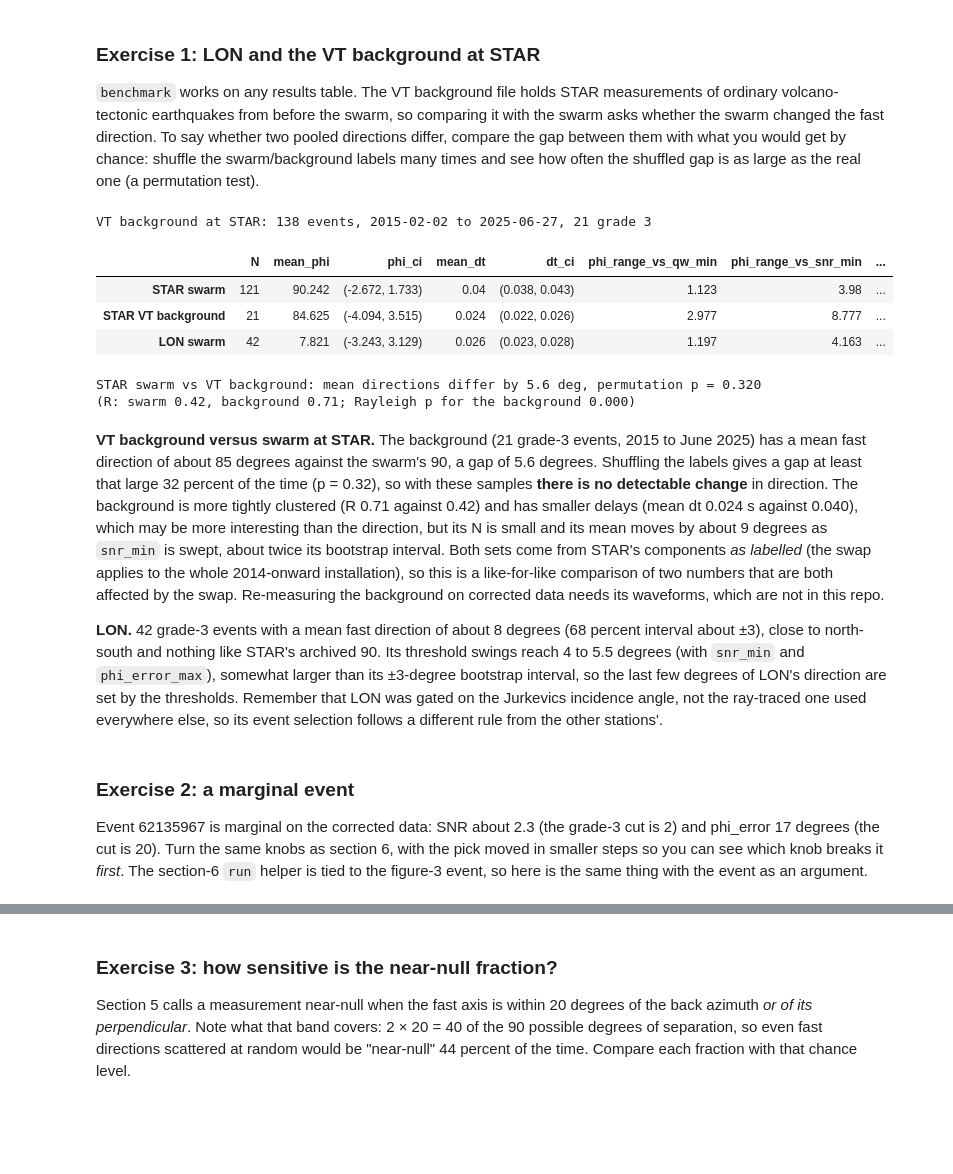
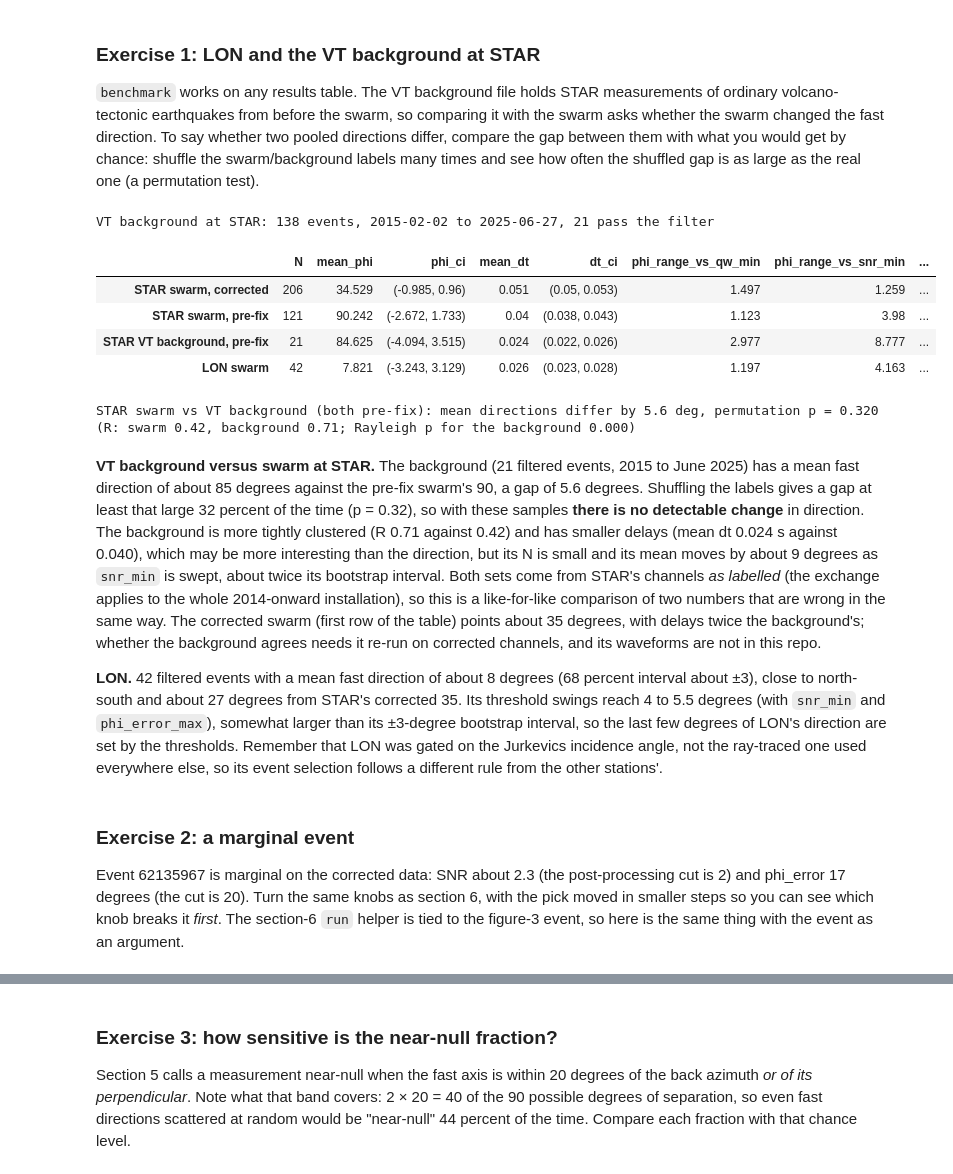
Before and after one commit to mhemmett/rainier-sws-tutorials, a Jupyter notebook: notebooks/07_uncertainty_and_thresholds.ipynb, the cells around one changed output, grey strips where cells are left out. Saved outputs shown, nothing was run; the diff lists cells and outputs as text; code cells hidden in the pictures; blank space fills up the shorter version.

```diff
--- a/notebooks/07_uncertainty_and_thresholds.ipynb
+++ b/notebooks/07_uncertainty_and_thresholds.ipynb
@@ -143,7 +145,7 @@ What to look for: N changes a lot (the cuts are doing their job), but does **mea
 The pre-gates decide which events are *attempted*. The incidence gate removed almost everything at five stations. We cannot re-measure rejected events here (that needs the full re-run), but we can ask two cheaper questions with the stored angles: how many events each cutoff would admit, and for the events that were measured, does the mean phi depend on how steeply they arrived?
 # %%
 ALL = ["STAR", "RCM", "MILD", "LON", "PANH", "OBSR", "PARA", "RER", "COPP"]
-allres = {s: pd.read_csv(paths.station_results_csv(s)) for s in ALL}
+allres = {s: pd.read_csv(paths.station_results_csv(s, oriented=(s == "STAR"))) for s in ALL}
 cutoffs = [30, 35, 40, 45, 50, 55, 60, 70]
 admit = pd.DataFrame({s: [int((r.incidence_angle <= c).sum()) for c in cutoffs] for s, r in allres.items()}, index=cutoffs)
 admit.index.name = "incidence cutoff (deg)"
@@ -169,9 +171,9 @@ Text(0.5, 1.0, 'How many events each station would attempt versus the incidence
 For PANH, PARA, RER and COPP the curve stays at zero until far past 45 degrees: the geometry really is outside the shear-wave window under this velocity model. OBSR and MILD are borderline. LON looks like the worst case in the table (nothing until 70 degrees), but it is the exception: the pipeline gated LON on the data-derived Jurkevics angle, not on these stored ray-traced angles, which is why LON has measurements at all (notebook 06, exercise 2). Relaxing the cutoff is *not* a free lunch: beyond about 45 degrees the free-surface reflection distorts S-wave particle motion and the measurement loses its meaning (Crampin & Peacock, 2008). The right benchmark is therefore not "how many events can we admit" but "at what angle do the measurements become unreliable", which is a synthetic or a near-station versus far-station comparison. Write that down as a project idea.
 # %%
 # Among measured STAR events, does phi depend on incidence angle? (bins of ray-traced angle)
-g3 = quality.grade3(allres["STAR"]).copy()
-g3["inc_bin"] = pd.cut(g3.incidence_angle, [0, 20, 30, 40, 45])
-tab = g3.groupby("inc_bin", observed=True).agg(N=("phi", "size"), mean_phi=("phi", lambda p: stats.axial_mean(p)[0]),
+kept = quality.post_filtered(allres["STAR"]).copy()
+kept["inc_bin"] = pd.cut(kept.incidence_angle, [0, 20, 30, 40, 45])
+tab = kept.groupby("inc_bin", observed=True).agg(N=("phi", "size"), mean_phi=("phi", lambda p: stats.axial_mean(p)[0]),
                                                R=("phi", lambda p: stats.axial_mean(p)[1]), mean_dt=("dt", "mean")).round(2)
 tab
 # %% [output]
@@ -190,12 +192,12 @@ Flag grade-3 events whose fast axis is within 20 degrees of the back azimuth or
 # %%
 rows = []
 for s in STATIONS:
-    g3 = quality.grade3(res[s]).copy()
-    d = stats.axial_diff(g3.phi, g3.back_azimuth)
-    g3["near_null"] = (d <= 20) | (d >= 70)
-    keep = g3[~g3.near_null]
-    m_all, R_all = stats.axial_mean(g3.phi); m_keep, R_keep = stats.axial_mean(keep.phi) if len(keep) >= 5 else (np.nan, np.nan)
-    rows.append({"station": s, "N": len(g3), "N_near_null": int(g3.near_null.sum()), "frac_near_null": round(g3.near_null.mean(), 2),
+    kept = quality.post_filtered(res[s]).copy()
+    d = stats.axial_diff(kept.phi, kept.back_azimuth)
+    kept["near_null"] = (d <= 20) | (d >= 70)
+    non_null = kept[~kept.near_null]
+    m_all, R_all = stats.axial_mean(kept.phi); m_keep, R_keep = stats.axial_mean(non_null.phi) if len(non_null) >= 5 else (np.nan, np.nan)
+    rows.append({"station": s, "N": len(kept), "N_near_null": int(kept.near_null.sum()), "frac_near_null": round(kept.near_null.mean(), 2),
                  "mean_phi_all": round(m_all, 1), "mean_phi_without": round(m_keep, 1), "R_all": round(R_all, 2), "R_without": round(R_keep, 2)})
 pd.DataFrame(rows).set_index("station")
 # %% [output]
@@ -257,14 +259,14 @@ Repeat this for a *marginal* event (Q_w near 0.5, SNR near 2) and watch more of
 
 Everything above is a one-off. The deliverable for the project is a function that takes a station's results and a set of thresholds and returns the summary table of section 2 plus the sensitivity of section 3, so that *every* station and every future re-run is judged the same way. A sketch:
 # %%
-def benchmark(results: pd.DataFrame, grade: quality.Grade3 = quality.DEFAULT_GRADE3, n_boot=500) -> dict:
-    """Pooled estimate with uncertainty, plus its sensitivity to each grade-3 threshold."""
-    g3 = quality.grade3(results, grade)
-    m, lo, hi, _ = stats.bootstrap_axial_mean(g3.phi, n_boot=n_boot)
-    out = {"N": len(g3), "mean_phi": m, "phi_ci": (lo, hi), "mean_dt": g3.dt.mean(),
-           "dt_ci": stats.bootstrap(g3.dt.values, np.mean, n_boot=n_boot)[1:3]}
+def benchmark(results: pd.DataFrame, filt: quality.PostFilter = quality.DEFAULT_POST, n_boot=500) -> dict:
+    """Pooled estimate with uncertainty, plus its sensitivity to each post-processing threshold."""
+    kept = quality.post_filtered(results, filt)
+    m, lo, hi, _ = stats.bootstrap_axial_mean(kept.phi, n_boot=n_boot)
+    out = {"N": len(kept), "mean_phi": m, "phi_ci": (lo, hi), "mean_dt": kept.dt.mean(),
+           "dt_ci": stats.bootstrap(kept.dt.values, np.mean, n_boot=n_boot)[1:3]}
     for param, values in sweeps.items():
-        phis = [summarize(results, quality.Grade3(**{param: v}))["mean_phi"] for v in values]
+        phis = [summarize(results, quality.PostFilter(**{param: v}))["mean_phi"] for v in values]
         out[f"phi_range_vs_{param}"] = float(np.nanmax(stats.axial_diff(phis, m)))   # worst-case swing of mean phi
     return {k: (tuple(round(x, 3) for x in v) if isinstance(v, tuple) else (round(v, 3) if isinstance(v, float) else v)) for k, v in out.items()}
 
@@ -297,19 +299,24 @@ One way to do each exercise. Try them yourself first. Exercises 1 and 3 use the
 
 `benchmark` works on any results table. The VT background file holds STAR measurements of ordinary volcano-tectonic earthquakes from before the swarm, so comparing it with the swarm asks whether the swarm changed the fast direction. To say whether two pooled directions differ, compare the gap between them with what you would get by chance: shuffle the swarm/background labels many times and see how often the shuffled gap is as large as the real one (a permutation test).
 # %%
+# The VT background has not been re-run on corrected channels, so compare it with the swarm as
+# measured the same way (pre-fix); the corrected swarm is in the table for reference.
 vt = pd.read_csv(paths.RESULTS / "sws_vt_star_results.csv")
+star_prefix = pd.read_csv(paths.station_results_csv("STAR"))
 when = pd.to_datetime(vt.datetime, format="ISO8601")
 print(f"VT background at STAR: {len(vt)} events, {when.min():%Y-%m-%d} to {when.max():%Y-%m-%d}, "
-      f"{len(quality.grade3(vt))} grade 3")
+      f"{len(quality.post_filtered(vt))} pass the filter")
 
-bench = pd.DataFrame({"STAR swarm": benchmark(res["STAR"]), "STAR VT background": benchmark(vt),
+bench = pd.DataFrame({"STAR swarm, corrected": benchmark(res["STAR"]), "STAR swarm, pre-fix": benchmark(star_prefix),
+                      "STAR VT background, pre-fix": benchmark(vt),
                       "LON swarm": benchmark(allres["LON"])}).T
 bench
 # %% [output]
-VT background at STAR: 138 events, 2015-02-02 to 2025-06-27, 21 grade 3
+VT background at STAR: 138 events, 2015-02-02 to 2025-06-27, 21 pass the filter
 |  | N | mean_phi | phi_ci | mean_dt | dt_ci | phi_range_vs_qw_min | phi_range_vs_snr_min | ... |
-| STAR swarm | 121 | 90.242 | (-2.672, 1.733) | 0.04 | (0.038, 0.043) | 1.123 | 3.98 | ... |
-| STAR VT background | 21 | 84.625 | (-4.094, 3.515) | 0.024 | (0.022, 0.026) | 2.977 | 8.777 | ... |
+| STAR swarm, corrected | 206 | 34.529 | (-0.985, 0.96) | 0.051 | (0.05, 0.053) | 1.497 | 1.259 | ... |
+| STAR swarm, pre-fix | 121 | 90.242 | (-2.672, 1.733) | 0.04 | (0.038, 0.043) | 1.123 | 3.98 | ... |
+| STAR VT background, pre-fix | 21 | 84.625 | (-4.094, 3.515) | 0.024 | (0.022, 0.026) | 2.977 | 8.777 | ... |
 | LON swarm | 42 | 7.821 | (-3.243, 3.129) | 0.026 | (0.023, 0.028) | 1.197 | 4.163 | ... |
 # %%
 def permutation_gap(phi_a, phi_b, n=2000, seed=0):
@@ -322,22 +329,22 @@ def permutation_gap(phi_a, phi_b, n=2000, seed=0):
         count += stats.axial_diff(stats.axial_mean(pooled[:len(phi_a)])[0], stats.axial_mean(pooled[len(phi_a):])[0]) >= gap
     return gap, count / n
 
-swarm, background = quality.grade3(res["STAR"]).phi, quality.grade3(vt).phi
+swarm, background = quality.post_filtered(star_prefix).phi, quality.post_filtered(vt).phi   # both pre-fix
 gap, p = permutation_gap(swarm, background)
-print(f"STAR swarm vs VT background: mean directions differ by {gap:.1f} deg, permutation p = {p:.3f}")
+print(f"STAR swarm vs VT background (both pre-fix): mean directions differ by {gap:.1f} deg, permutation p = {p:.3f}")
 print(f"(R: swarm {stats.axial_mean(swarm)[1]:.2f}, background {stats.axial_mean(background)[1]:.2f}; "
       f"Rayleigh p for the background {stats.rayleigh_test(background)[1]:.3f})")
 # %% [output]
-STAR swarm vs VT background: mean directions differ by 5.6 deg, permutation p = 0.320
+STAR swarm vs VT background (both pre-fix): mean directions differ by 5.6 deg, permutation p = 0.320
 (R: swarm 0.42, background 0.71; Rayleigh p for the background 0.000)
 # %% [markdown]
-**VT background versus swarm at STAR.** The background (21 grade-3 events, 2015 to June 2025) has a mean fast direction of about 85 degrees against the swarm's 90, a gap of 5.6 degrees. Shuffling the labels gives a gap at least that large 32 percent of the time (p = 0.32), so with these samples **there is no detectable change** in direction. The background is more tightly clustered (R 0.71 against 0.42) and has smaller delays (mean dt 0.024 s against 0.040), which may be more interesting than the direction, but its N is small and its mean moves by about 9 degrees as `snr_min` is swept, about twice its bootstrap interval. Both sets come from STAR's components *as labelled* (the swap applies to the whole 2014-onward installation), so this is a like-for-like comparison of two numbers that are both affected by the swap. Re-measuring the background on corrected data needs its waveforms, which are not in this repo.
+**VT background versus swarm at STAR.** The background (21 filtered events, 2015 to June 2025) has a mean fast direction of about 85 degrees against the pre-fix swarm's 90, a gap of 5.6 degrees. Shuffling the labels gives a gap at least that large 32 percent of the time (p = 0.32), so with these samples **there is no detectable change** in direction. The background is more tightly clustered (R 0.71 against 0.42) and has smaller delays (mean dt 0.024 s against 0.040), which may be more interesting than the direction, but its N is small and its mean moves by about 9 degrees as `snr_min` is swept, about twice its bootstrap interval. Both sets come from STAR's channels *as labelled* (the exchange applies to the whole 2014-onward installation), so this is a like-for-like comparison of two numbers that are wrong in the same way. The corrected swarm (first row of the table) points about 35 degrees, with delays twice the background's; whether the background agrees needs it re-run on corrected channels, and its waveforms are not in this repo.
 
-**LON.** 42 grade-3 events with a mean fast direction of about 8 degrees (68 percent interval about ±3), close to north-south and nothing like STAR's archived 90. Its threshold swings reach 4 to 5.5 degrees (with `snr_min` and `phi_error_max`), somewhat larger than its ±3-degree bootstrap interval, so the last few degrees of LON's direction are set by the thresholds. Remember that LON was gated on the Jurkevics incidence angle, not the ray-traced one used everywhere else, so its event selection follows a different rule from the other stations'.
+**LON.** 42 filtered events with a mean fast direction of about 8 degrees (68 percent interval about ±3), close to north-south and about 27 degrees from STAR's corrected 35. Its threshold swings reach 4 to 5.5 degrees (with `snr_min` and `phi_error_max`), somewhat larger than its ±3-degree bootstrap interval, so the last few degrees of LON's direction are set by the thresholds. Remember that LON was gated on the Jurkevics incidence angle, not the ray-traced one used everywhere else, so its event selection follows a different rule from the other stations'.
 # %% [markdown]
 ### Exercise 2: a marginal event
 
-Event 62135967 is marginal on the corrected data: SNR about 2.3 (the grade-3 cut is 2) and phi_error 17 degrees (the cut is 20). Turn the same knobs as section 6, with the pick moved in smaller steps so you can see which knob breaks it *first*. The section-6 `run` helper is tied to the figure-3 event, so here is the same thing with the event as an argument.
+Event 62135967 is marginal on the corrected data: SNR about 2.3 (the post-processing cut is 2) and phi_error 17 degrees (the cut is 20). Turn the same knobs as section 6, with the pick moved in smaller steps so you can see which knob breaks it *first*. The section-6 `run` helper is tied to the figure-3 event, so here is the same thing with the event as an argument.
 # %%
 MARGINAL = 62135967
 row_m = cat[cat.evid == MARGINAL].iloc[0]
```
Also changed, not shown: parts of 27 cells of this notebook, 9 other files.
